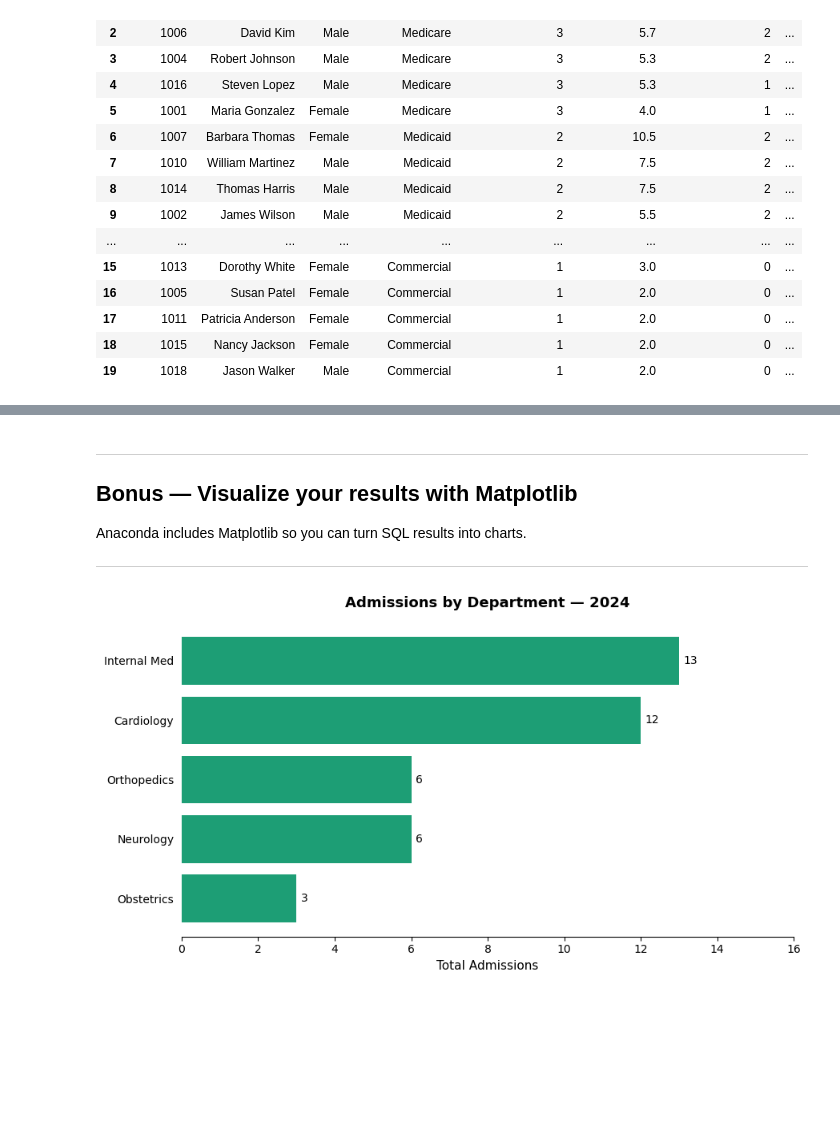
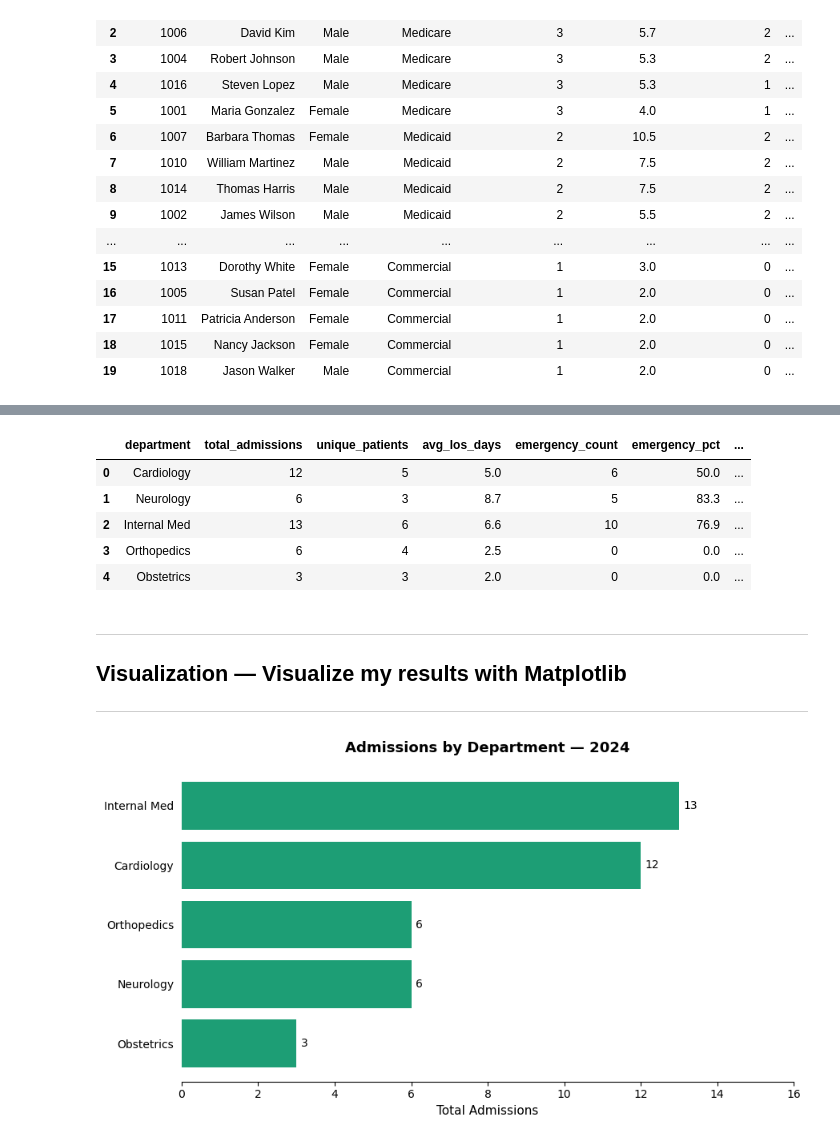
Before and after one commit to swarnalekhya/healthcare-sql-project, a Jupyter notebook: healthcare_analytics.ipynb, the cells around one changed output, grey strips where cells are left out. Cells and saved outputs as stored; diff of their text form; code cells hidden in the pictures; blank space fills up the shorter version.

Commit message:
Add new queries and visualizations

```diff
--- a/healthcare_analytics.ipynb
+++ b/healthcare_analytics.ipynb
@@ -558,8 +645,50 @@ run("""
+# %%
+# ============================================================
+# QUERY 13 — Department Performance Scorecard
+# Concept: Everything in one view — the "dashboard in a query"
+# Multiple KPIs in a single clean executive summary.
+# ============================================================
+
+run("""
+    WITH readmit_events AS (
+        SELECT DISTINCT a1.admission_id
+        FROM admissions a1
+        JOIN admissions a2
+            ON  a1.patient_id = a2.patient_id
+            AND a2.admission_date > a1.discharge_date
+            AND (JULIANDAY(a2.admission_date) - JULIANDAY(a1.discharge_date)) <= 30
+    )
+    SELECT
+        a.department,
+        COUNT(DISTINCT a.admission_id)                  AS total_admissions,
+        COUNT(DISTINCT a.patient_id)                    AS unique_patients,
+        ROUND(AVG(
+            JULIANDAY(a.discharge_date) - JULIANDAY(a.admission_date)
+        ), 1)                                           AS avg_los_days,
+        SUM(CASE WHEN a.admission_type = 'Emergency'
+            THEN 1 ELSE 0 END)                          AS emergency_count,
+        ROUND(100.0 * SUM(CASE WHEN a.admission_type = 'Emergency'
+            THEN 1 ELSE 0 END) / COUNT(*), 1)           AS emergency_pct,
+        COUNT(DISTINCT r.admission_id)                  AS readmissions,
+        ROUND(
+            100.0 * COUNT(DISTINCT r.admission_id) /
+            COUNT(DISTINCT a.admission_id)
+        , 1)                                            AS readmit_rate_pct
+    FROM admissions a
+    LEFT JOIN readmit_events r ON a.admission_id = r.admission_id
+    GROUP BY a.department
+    ORDER BY readmit_rate_pct DESC
+""")
+# %% [output]
+|  | department | total_admissions | unique_patients | avg_los_days | emergency_count | emergency_pct | ... |
+| 0 | Cardiology | 12 | 5 | 5.0 | 6 | 50.0 | ... |
+| 1 | Neurology | 6 | 3 | 8.7 | 5 | 83.3 | ... |
+| 2 | Internal Med | 13 | 6 | 6.6 | 10 | 76.9 | ... |
+| 3 | Orthopedics | 6 | 4 | 2.5 | 0 | 0.0 | ... |
+| 4 | Obstetrics | 3 | 3 | 2.0 | 0 | 0.0 | ... |
 # %% [markdown]
 ---
-## Bonus — Visualize your results with Matplotlib
-Anaconda includes Matplotlib so you can turn SQL results into charts.
-
+## Visualization — Visualize my results with Matplotlib
 ---
 # %%
 # ============================================================
```
Also changed, not shown: parts of 6 cells of this notebook.
